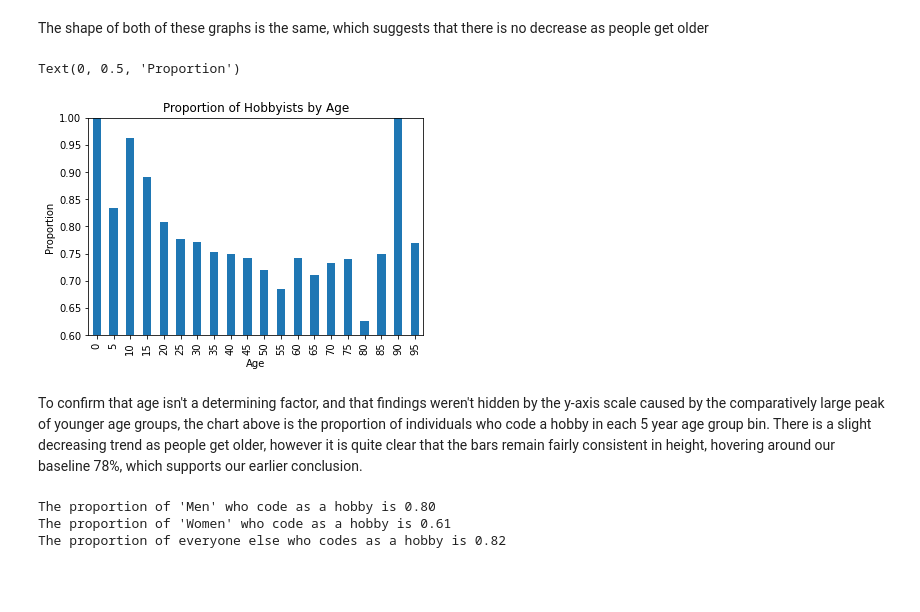
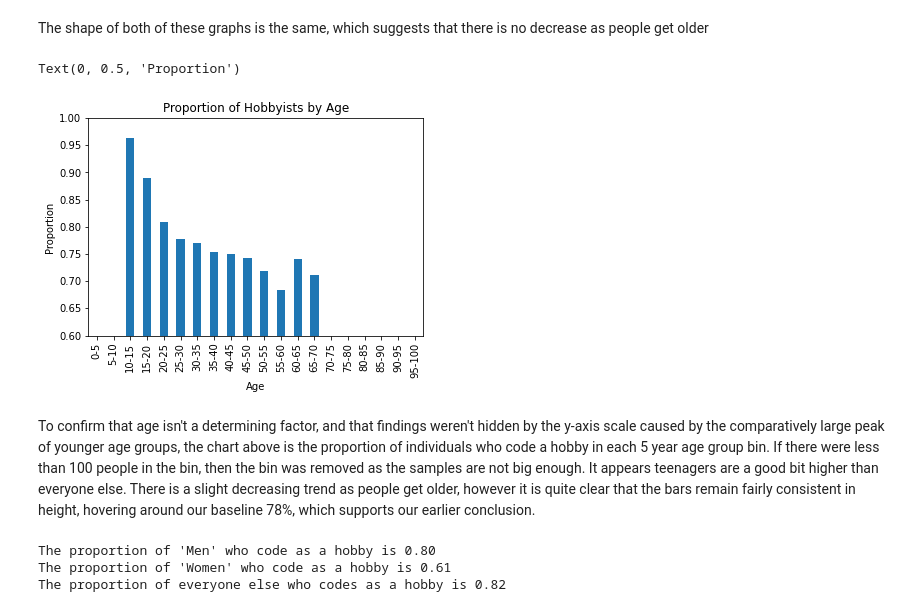
Before and after one commit to jbm1991/stackoverflow_survey, a Jupyter notebook: HobbyistAnalysis.ipynb, the cells around one changed output. Drawn from its saved outputs; the diff is of its cells as text; code cells hidden in the pictures; blank space fills up the shorter version.

Commit message:
feat: redo the 'proportion of hobbyists by age' graph
Remove age bins where there were less than 100 respondents. This results
in a much cleaner graph, with
less anomalous results

```diff
--- a/HobbyistAnalysis.ipynb
+++ b/HobbyistAnalysis.ipynb
@@ -58,19 +58,22 @@ Text(0, 0.5, 'Count')
 # %% [markdown]
 The shape of both of these graphs is the same, which suggests that there is no decrease as people get older
 # %%
+age_df = df.dropna(subset=['Age_bin'])[['Age_bin', 'HobbyistNum']]
 df['Age_bin'], bins = pd.cut(
     df['Age'], bins=list(range(0, 101, 5)), retbins=True)
-age_agg_df = df[['Age_bin', 'HobbyistNum']].groupby('Age_bin').mean()
-age_agg_df.index.categories = bins[:-1]
-age_agg_df.plot.bar(legend=None, ylim=(0.6, 1))
+age_counts = age_df.groupby('Age_bin')['Age_bin'].transform(len)
+age_agg_df = age_df[age_counts > 100].groupby('Age_bin').mean()
+bin_range = [str(a) + "-" + str(b) for a, b in zip(bins[:-1], bins[1:])]
+age_agg_df.index.categories = bin_range
+age_agg_df.plot.bar(legend=None, ylim=(0.6,1.0))
 plt.title('Proportion of Hobbyists by Age')
 plt.xlabel('Age')
-plt.ylabel('Proportion')
+plt.ylabel('Proportion')tic
 # %% [output]
 Text(0, 0.5, 'Proportion')
-[figure, old version]
+[figure, new version]
 # %% [markdown]
-To confirm that age isn't a determining factor, and that findings weren't hidden by the y-axis scale caused by the comparatively large peak of younger age groups, the chart above is the proportion of individuals who code a hobby in each 5 year age group bin. There is a slight decreasing trend as people get older, however it is quite clear that the bars remain fairly consistent in height, hovering around our baseline 78%, which supports our earlier conclusion.
+To confirm that age isn't a determining factor, and that findings weren't hidden by the y-axis scale caused by the comparatively large peak of younger age groups, the chart above is the proportion of individuals who code a hobby in each 5 year age group bin. If there were less than 100 people in the bin, then the bin was removed as the samples are not big enough. It appears teenagers are a good bit higher than everyone else. There is a slight decreasing trend as people get older, however it is quite clear that the bars remain fairly consistent in height, hovering around our baseline 78%, which supports our earlier conclusion.
 # %%
 hobbyist_gender_val_counts = hobbyist_df['Gender'].value_counts()
 total_gender_val_counts = df['Gender'].value_counts()
```
Also changed, not shown: parts of 2 cells of this notebook.
